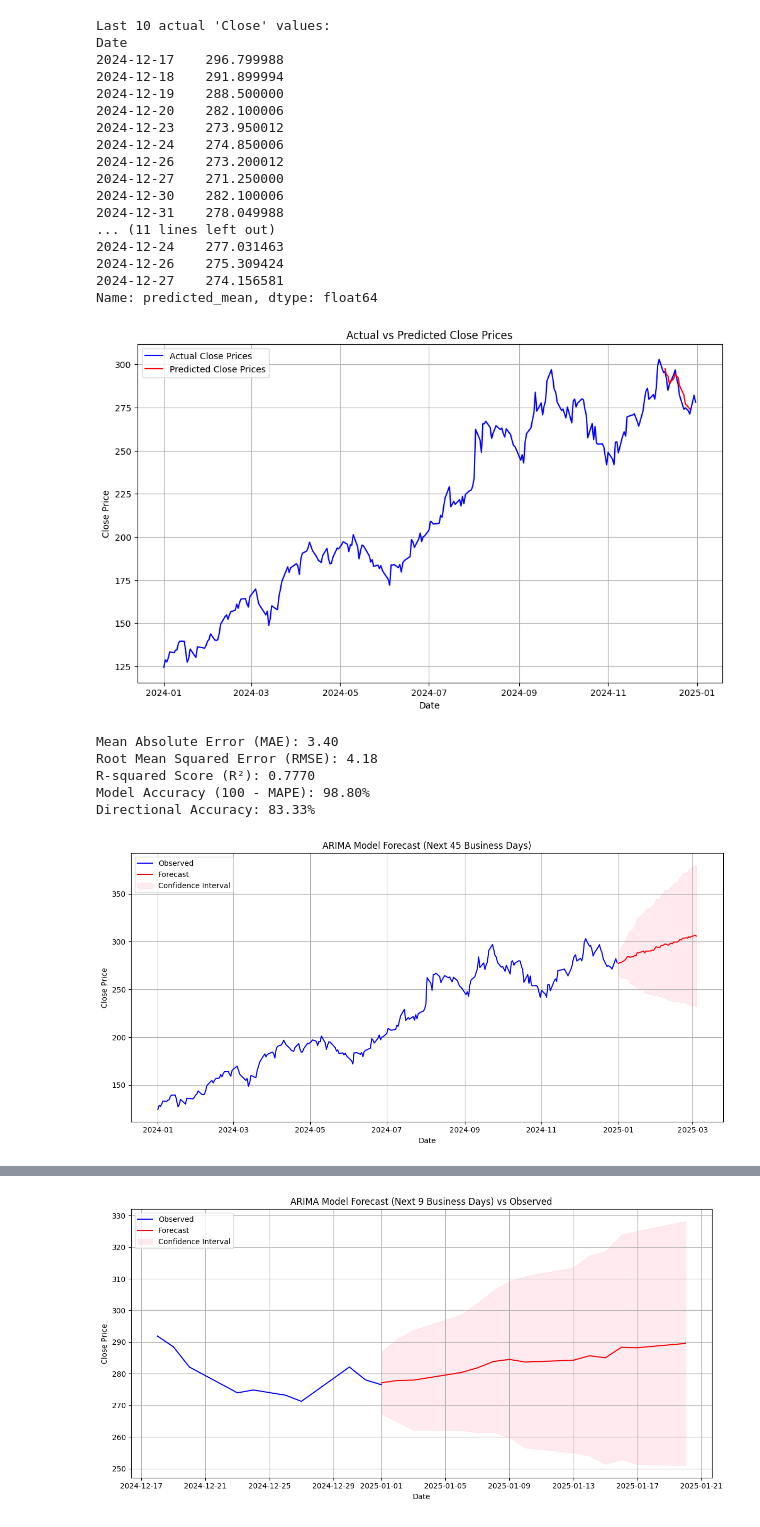
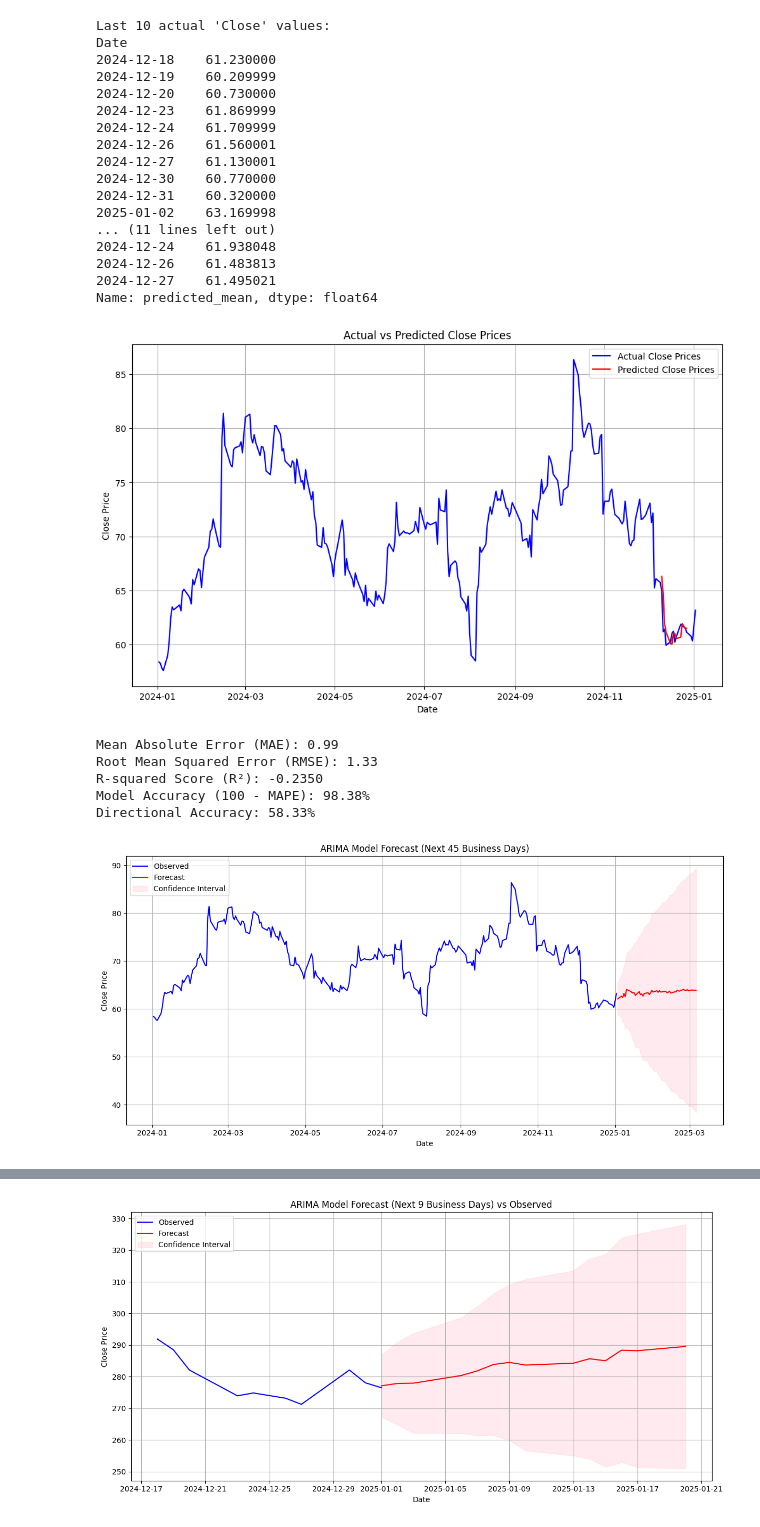
Before and after one commit to Shahu-22/Python, a Jupyter notebook: new.ipynb, the cells around one changed output, grey strips where cells are left out. Cells and saved outputs as stored; diff of their text form; code cells hidden in the pictures.

```diff
--- a/new.ipynb
+++ b/new.ipynb
@@ -73,7 +74,7 @@ import pandas as pd
 column_names = ['Date', 'Adj Close', 'Close', 'High', 'Low', 'Open', 'Volume']
 
 # Load the CSV file, skipping the first two rows
-df = pd.read_csv("NewData.csv", skiprows=2)
+df = pd.read_csv("Training_Data.csv", skiprows=2)
 
 # Assign the correct column names
 df.columns = column_names
@@ -215,7 +208,7 @@ from datetime import datetime, timedelta
 df['Close'] = pd.to_numeric(df['Close'], errors='coerce')
 
 # ARIMA model (using some chosen order values)
-model = ARIMA(df['Close'], order=(12, 2, 20))
+model = ARIMA(df['Close'], order=(6, 2, 6))
 arima_result = model.fit()
 
 # Define the start and end date (ensure they match the datetime format)
@@ -225,47 +218,47 @@ end_date =pd.to_datetime("2024-12-27")
 # Ensure start_date and end_date are within the index range
 if start_date not in df.index or end_date not in df.index:
     print("The start_date or end_date is not found in the data's index.")
     print(f"Available dates are: {df.index.min()} to {df.index.max()}")
 else:
     # Forecast for the specified range
     predicted_data = arima_result.predict(start=start_date, end=end_date, typ='levels')
 
     # Add predictions to the DataFrame
     df.loc[start_date:end_date, 'Predicted'] = predicted_data
     print("Last 10 actual 'Close' values:")
     print(df['Close'].tail(10))
     print("\nLast 10 predicted 'Close' values:")
     print(predicted_data.tail(10))
 
     # Plotting the actual vs predicted values
     plt.figure(figsize=(12, 7))
     plt.plot(df['Close'], label='Actual Close Prices', color='blue')
     plt.plot(df['Predicted'], label='Predicted Close Prices', color='red')
     plt.title('Actual vs Predicted Close Prices')
     plt.xlabel('Date')
     plt.ylabel('Close Price')
     plt.legend()
     plt.grid(True)
     plt.show()
 # %% [output]
 Last 10 actual 'Close' values:
 Date
-2024-12-17    296.799988
-2024-12-18    291.899994
-2024-12-19    288.500000
-2024-12-20    282.100006
-2024-12-23    273.950012
-2024-12-24    274.850006
-2024-12-26    273.200012
-2024-12-27    271.250000
-2024-12-30    282.100006
-2024-12-31    278.049988
+2024-12-18    61.230000
+2024-12-19    60.209999
+2024-12-20    60.730000
+2024-12-23    61.869999
+2024-12-24    61.709999
+2024-12-26    61.560001
+2024-12-27    61.130001
+2024-12-30    60.770000
+2024-12-31    60.320000
+2025-01-02    63.169998
 ... (11 lines left out)
-2024-12-24    277.031463
-2024-12-26    275.309424
-2024-12-27    274.156581
+2024-12-24    61.938048
+2024-12-26    61.483813
+2024-12-27    61.495021
 Name: predicted_mean, dtype: float64
-[figure, old version]
+[figure, new version]
 # %%
 #Prediction Accurecy
 # # Ensure the column exists
@@ -318,11 +311,11 @@ if len(actual_direction) != len(predicted_direction):
 directional_accuracy = np.mean(actual_direction == predicted_direction) * 100
 print(f'Directional Accuracy: {directional_accuracy:.2f}%')
 # %% [output]
-Mean Absolute Error (MAE): 3.40
-Root Mean Squared Error (RMSE): 4.18
-R-squared Score (R²): 0.7770
-Model Accuracy (100 - MAPE): 98.80%
-Directional Accuracy: 83.33%
+Mean Absolute Error (MAE): 0.99
+Root Mean Squared Error (RMSE): 1.33
+R-squared Score (R²): -0.2350
+Model Accuracy (100 - MAPE): 98.38%
+Directional Accuracy: 58.33%
 # %%
 # Forecast the next 45 days
 forecast_steps = 45
@@ -357,7 +350,7 @@ plt.grid(True)
 plt.tight_layout()
 plt.show()
 # %% [output]
-[figure, old version]
+[figure, new version]
 # %%
 #Date assigning with forecasted data
 import pandas as pd
```
Also changed, not shown: parts of 10 cells of this notebook, 1 other file.
